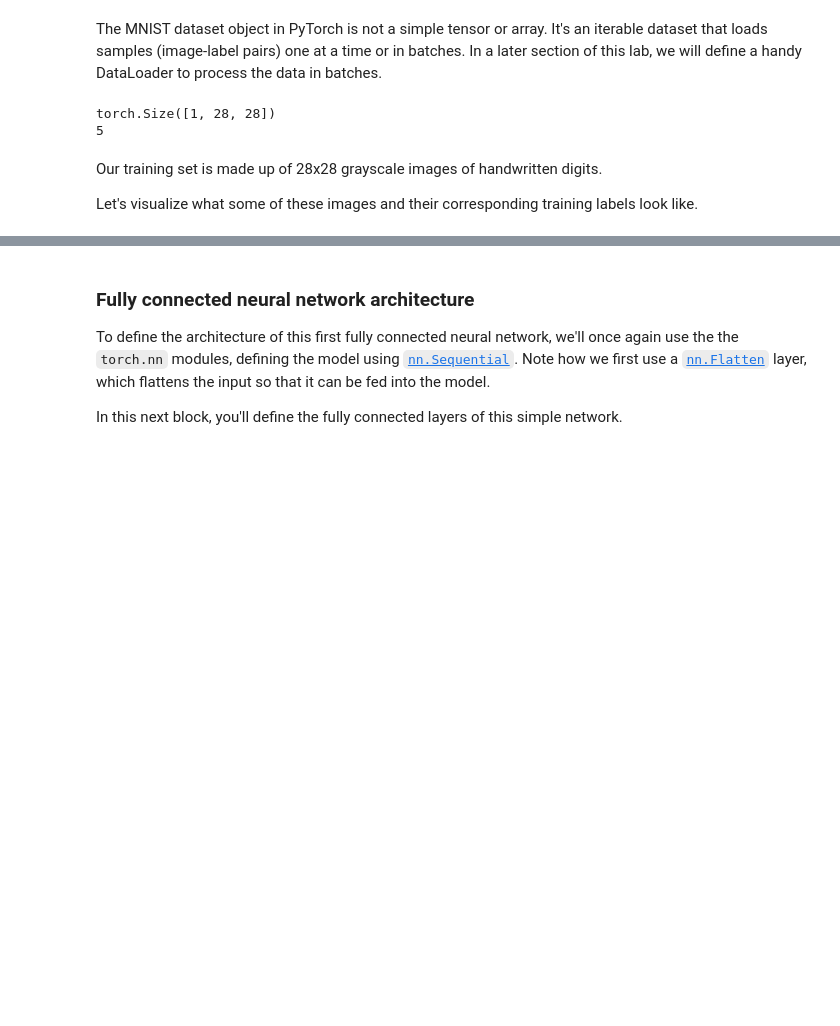
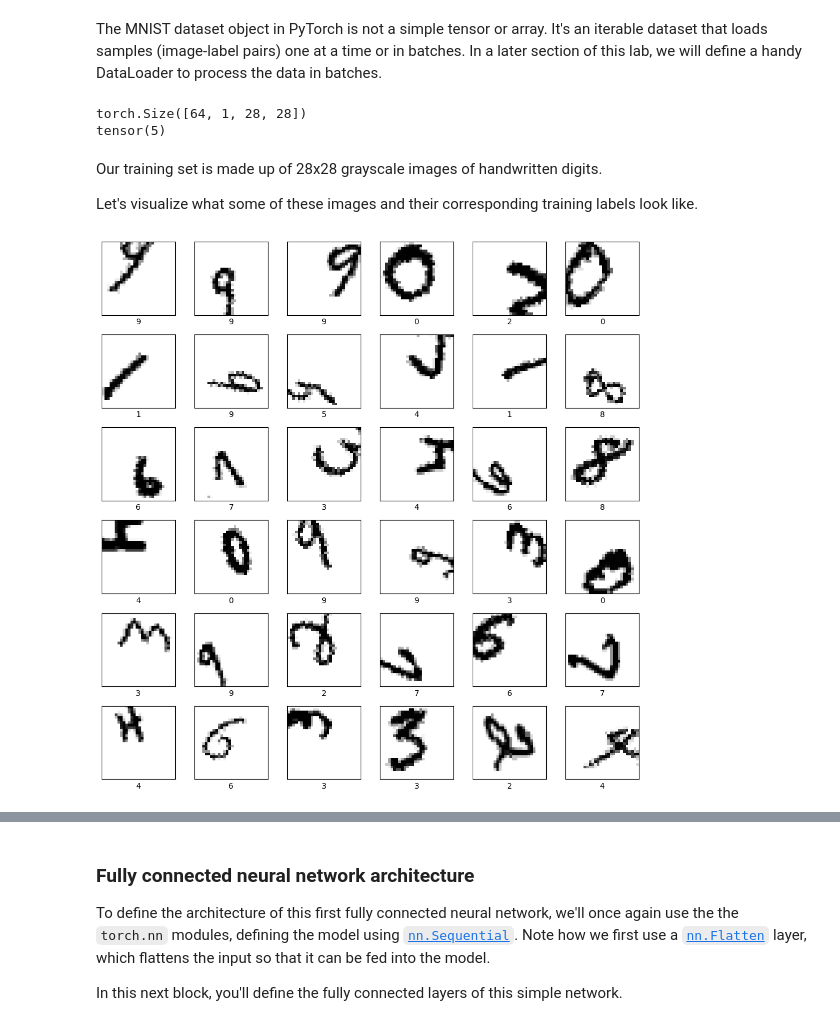
Before and after one commit to jspark9703/dlearningStudy, a Jupyter notebook: lab2/PT_Part1_MNIST.ipynb, the cells around one changed output, grey strips where cells are left out. Saved outputs shown, nothing was run; the diff lists cells and outputs as text; code cells hidden in the pictures; blank space fills up the shorter version.

```diff
--- a/lab2/PT_Part1_MNIST.ipynb
+++ b/lab2/PT_Part1_MNIST.ipynb
@@ -91,12 +129,14 @@ test_dataset = datasets.MNIST(root='./data', train=False, download=True, transfo
 # %% [markdown]
 The MNIST dataset object in PyTorch is not a simple tensor or array. It's an iterable dataset that loads samples (image-label pairs) one at a time or in batches. In a later section of this lab, we will define a handy DataLoader to process the data in batches.
 # %%
-image, label = train_dataset[0]
-print(image.size())  # For a tensor: torch.Size([1, 28, 28])
-print(label)  # For a label: integer (e.g., 5)
+data_iter = iter(augmented_train_loader)
+images, labels = next(data_iter)
+
+print(images.size())  # For a tensor: torch.Size([1, 28, 28])
+print(labels[0])  # For a label: integer (e.g., 5)
 # %% [output]
-torch.Size([1, 28, 28])
-5
+torch.Size([64, 1, 28, 28])
+tensor(5)
 # %% [markdown]
 Our training set is made up of 28x28 grayscale images of handwritten digits.
 
@@ -117,3 +144,33 @@ comet_model_1.log_figure(figure=plt)
+# %%
+import numpy as np
+import matplotlib.pyplot as plt
+
+# DataLoader에서 데이터 가져오기
+data_iter = iter(augmented_train_loader)
+batch_images, batch_labels = next(data_iter)  # batch_images: (64, 1, 28, 28)
+
+# 시각화용 배치에서 무작위 36개 추출
+plt.figure(figsize=(10, 10))
+random_inds = np.random.choice(len(batch_images), 36, replace=False)
+
+for i, idx in enumerate(random_inds):
+    image = batch_images[idx].squeeze(0)  # (1, 28, 28) → (28, 28)
+    label = batch_labels[idx].item()
+
+    plt.subplot(6, 6, i + 1)
+    plt.imshow(image, cmap=plt.cm.binary)
+    plt.xticks([])
+    plt.yticks([])
+    plt.grid(False)
+    plt.xlabel(str(label))
+
+plt.tight_layout()
+plt.show()
+
+# Comet에 시각화 결과 로깅
+comet_model_1.log_figure(figure=plt)
+# %% [output]
+[figure, added]
 # %% [markdown]
 ## 1.2 Neural Network for Handwritten Digit Classification
 
```
Also changed, not shown: parts of 35 cells of this notebook.
